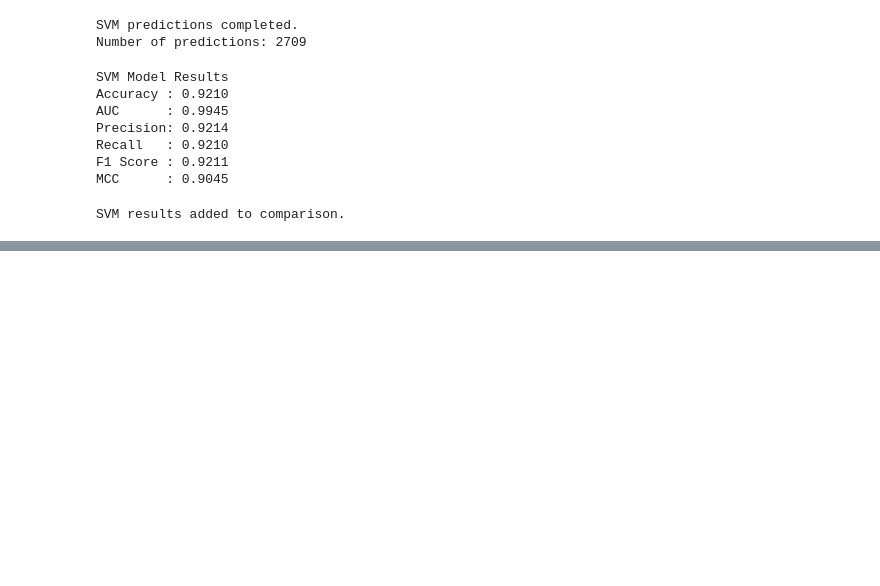
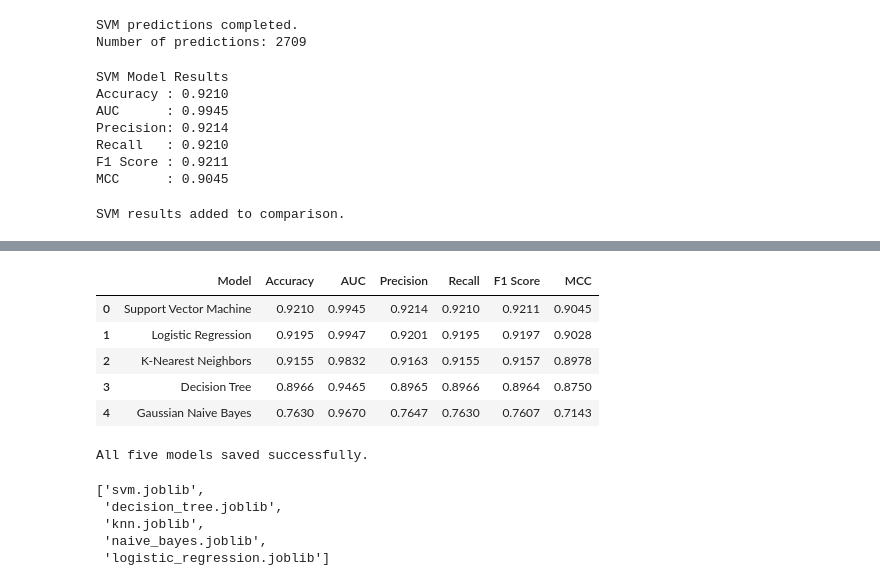
Before and after one commit to sowmya-karri/ML-Assignment-2, a Jupyter notebook: ML_Assignment_2.ipynb, the cells around one changed output, grey strips where cells are left out. Cells and saved outputs as stored; diff of their text form; code cells hidden in the pictures; blank space fills up the shorter version.

```diff
--- a/ML_Assignment_2.ipynb
+++ b/ML_Assignment_2.ipynb
@@ -808,0 +834,16 @@ SVM results added to comparison.
+# %%
+results_df = pd.DataFrame(results)
+
+results_df = results_df.sort_values(
+    by="F1 Score",
+    ascending=False
+).reset_index(drop=True)
+
+display(results_df.round(4))
+# %% [output]
+|  | Model | Accuracy | AUC | Precision | Recall | F1 Score | MCC |
+| 0 | Support Vector Machine | 0.9210 | 0.9945 | 0.9214 | 0.9210 | 0.9211 | 0.9045 |
+| 1 | Logistic Regression | 0.9195 | 0.9947 | 0.9201 | 0.9195 | 0.9197 | 0.9028 |
+| 2 | K-Nearest Neighbors | 0.9155 | 0.9832 | 0.9163 | 0.9155 | 0.9157 | 0.8978 |
+| 3 | Decision Tree | 0.8966 | 0.9465 | 0.8965 | 0.8966 | 0.8964 | 0.8750 |
+| 4 | Gaussian Naive Bayes | 0.7630 | 0.9670 | 0.7647 | 0.7630 | 0.7607 | 0.7143 |
@@ -808,0 +855,18 @@ SVM results added to comparison.
+# %%
+joblib.dump(logistic_model, "model/logistic_regression.joblib")
+joblib.dump(decision_tree_model, "model/decision_tree.joblib")
+joblib.dump(knn_model, "model/knn.joblib")
+joblib.dump(naive_bayes_model, "model/naive_bayes.joblib")
+joblib.dump(svm_model, "model/svm.joblib")
+
+print("All five models saved successfully.")
+# %% [output]
+All five models saved successfully.
+# %%
+os.listdir("model")
+# %% [output]
+['svm.joblib',
+ 'decision_tree.joblib',
+ 'knn.joblib',
+ 'naive_bayes.joblib',
+ 'logistic_regression.joblib']
```
Also changed, not shown: parts of 4 cells of this notebook, 5 other files.
